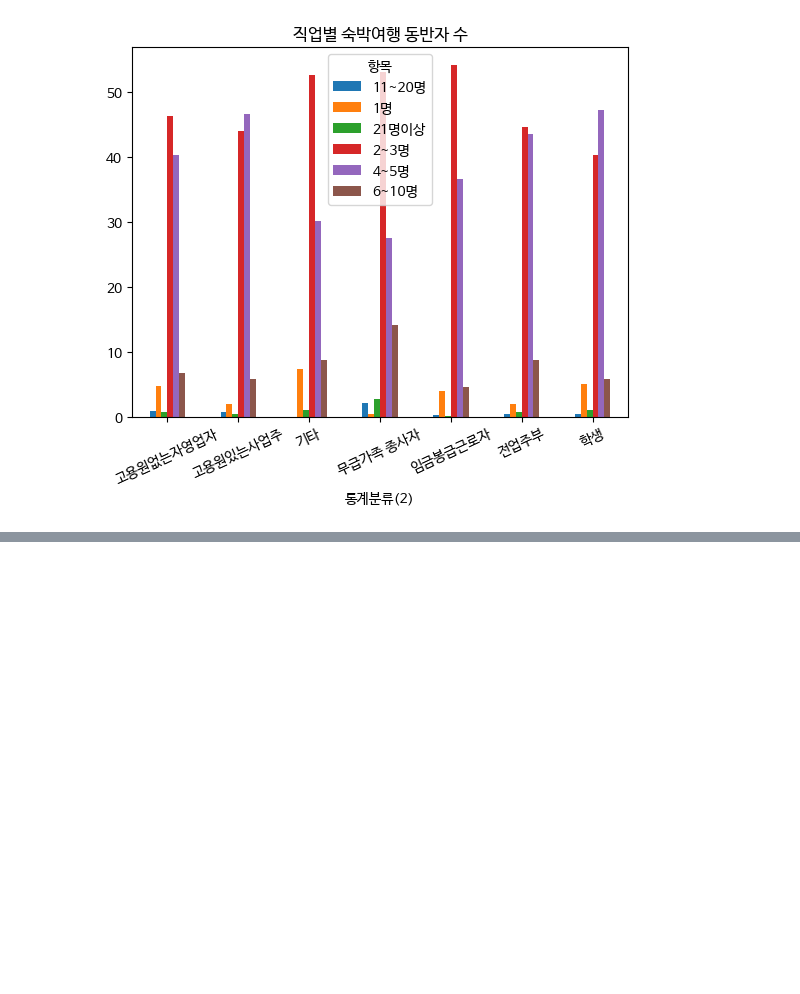
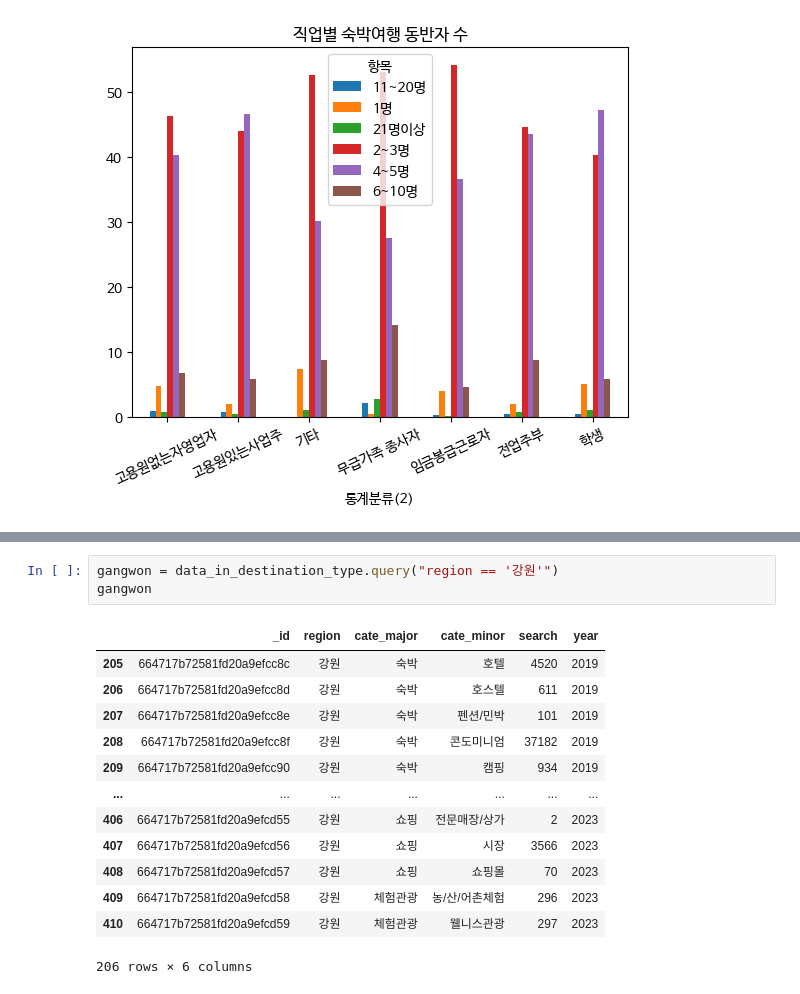
Before and after one commit to nohjuhyeon/AI_LKJ_hubs_fastapi, a Jupyter notebook: data_analysis/persona/2yj_persona_companion.ipynb, the cells around one changed output, grey strips where cells are left out. Cells and saved outputs as stored; diff of their text form; blank space fills up the shorter version.

```diff
--- a/data_analysis/persona/2yj_persona_companion.ipynb
+++ b/data_analysis/persona/2yj_persona_companion.ipynb
@@ -207,0 +224,17 @@ plt.show()
+# %%
+gangwon = data_in_destination_type.query("region == '강원'")
+gangwon
+# %% [output]
+|  | _id | region | cate_major | cate_minor | search | year |
+| 205 | 664717b72581fd20a9efcc8c | 강원 | 숙박 | 호텔 | 4520 | 2019 |
+| 206 | 664717b72581fd20a9efcc8d | 강원 | 숙박 | 호스텔 | 611 | 2019 |
+| 207 | 664717b72581fd20a9efcc8e | 강원 | 숙박 | 펜션/민박 | 101 | 2019 |
+| 208 | 664717b72581fd20a9efcc8f | 강원 | 숙박 | 콘도미니엄 | 37182 | 2019 |
+| 209 | 664717b72581fd20a9efcc90 | 강원 | 숙박 | 캠핑 | 934 | 2019 |
+| ... | ... | ... | ... | ... | ... | ... |
+| 406 | 664717b72581fd20a9efcd55 | 강원 | 쇼핑 | 전문매장/상가 | 2 | 2023 |
+| 407 | 664717b72581fd20a9efcd56 | 강원 | 쇼핑 | 시장 | 3566 | 2023 |
+| 408 | 664717b72581fd20a9efcd57 | 강원 | 쇼핑 | 쇼핑몰 | 70 | 2023 |
+| 409 | 664717b72581fd20a9efcd58 | 강원 | 체험관광 | 농/산/어촌체험 | 296 | 2023 |
+| 410 | 664717b72581fd20a9efcd59 | 강원 | 체험관광 | 웰니스관광 | 297 | 2023 |
+206 rows × 6 columns
```
Also changed, not shown: parts of 5 cells of this notebook.
